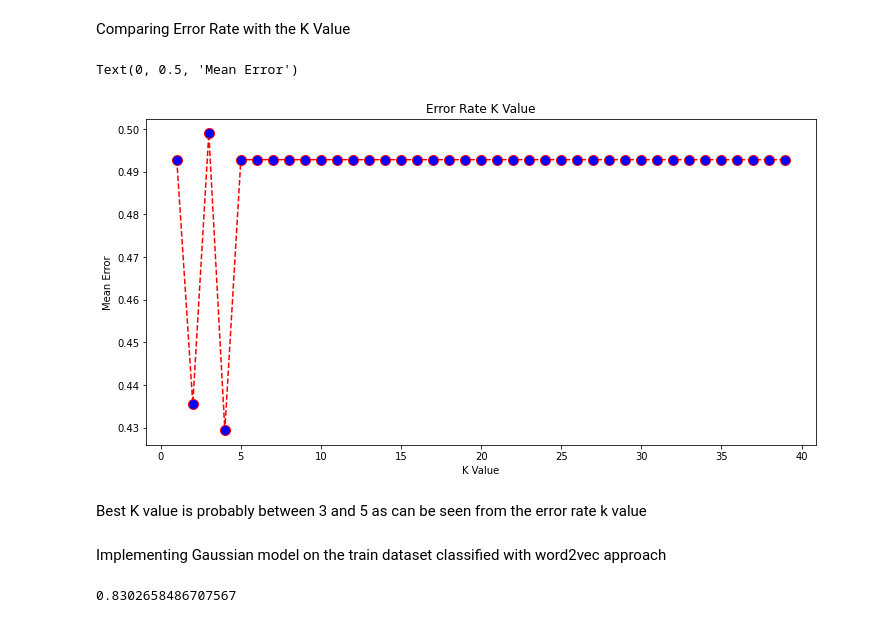
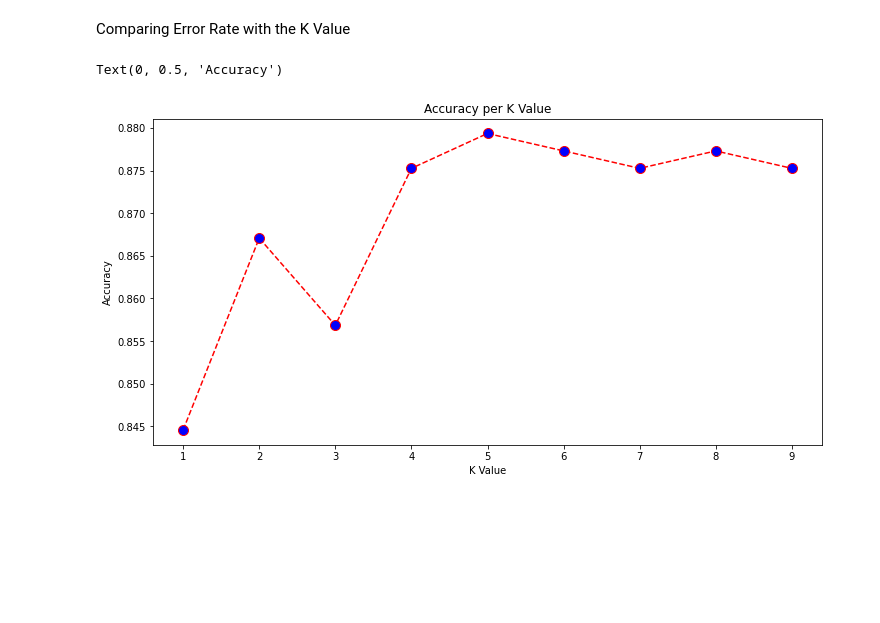
Before and after one commit to datarepresentation/spam-detector, a Jupyter notebook: spamDetector.ipynb, the cells around one changed output. Saved outputs shown, nothing was run; the diff lists cells and outputs as text; code cells hidden in the pictures; blank space fills up the shorter version.

```diff
--- a/spamDetector.ipynb
+++ b/spamDetector.ipynb
@@ -786,13 +930,2 @@ Feature Scaling
-# %%
-from sklearn.preprocessing import StandardScaler
-scaler = StandardScaler()
-scaler.fit(X_train)
-
-X_train_scaler = scaler.transform(X_train)
-X_test_scaler = scaler.transform(X_test)
 # %% [markdown]
 Training and Predictions
-# %%
-from sklearn.neighbors import KNeighborsClassifier
-classifier = KNeighborsClassifier(n_neighbors=4)
-classifier.fit(X_train_scaler, y_train)
@@ -820,41 +959,19 @@ weighted avg       0.87      0.87      0.87       489
 # %% [markdown]
 Comparing Error Rate with the K Value
-# %%
-error = []
-
-# Calculating error for K values between 1 and 40
-for i in range(1, 40):
-    knn = KNeighborsClassifier(n_neighbors=i)
-    knn.fit(X_train_scaler, y_train)
-    pred_i = knn.predict(X_test)
-    error.append(np.mean(pred_i != y_test))
+# %%
+acc_list = []
+for i in range(1, 10):
+    knn_i = KNN(X_train,X_test,y_train.to_numpy(),y_test.to_numpy(),i)
+    pred_i = knn_i.run()
+    #pred_i = knn.predict(X_test)
+    acc_list.append(knn_i.evaluate())
 # %%
 plt.figure(figsize=(12, 6))
-plt.plot(range(1, 40), error, color='red', linestyle='dashed', marker='o',
+plt.plot(range(1, 10), acc_list, color='red', linestyle='dashed', marker='o',
          markerfacecolor='blue', markersize=10)
-plt.title('Error Rate K Value')
+plt.title('Accuracy per K Value')
 plt.xlabel('K Value')
-plt.ylabel('Mean Error')
+plt.ylabel('Accuracy')
 # %% [output]
-Text(0, 0.5, 'Mean Error')
+Text(0, 0.5, 'Accuracy')
-[figure, old version]
+[figure, new version]
-# %% [markdown]
-Best K value is probably between 3 and 5 as can be seen from the error rate k value
-# %% [markdown]
-Implementing Gaussian model on the train dataset classified with word2vec approach
-# %%
-from sklearn.naive_bayes import GaussianNB
-#initialize
-gb = GaussianNB()
-
-#train model
-gb.fit(X_train, y_train)
-
-#Predict the outcome of either spam or ham
-y_pred_gb2 = gb.predict(X_test)
-
-# calculate accuracy of class predictions
-from sklearn import metrics
-metrics.accuracy_score(y_test, y_pred_gb2)
-# %% [output]
-0.8302658486707567
```
Also changed, not shown: parts of 124 cells of this notebook.
